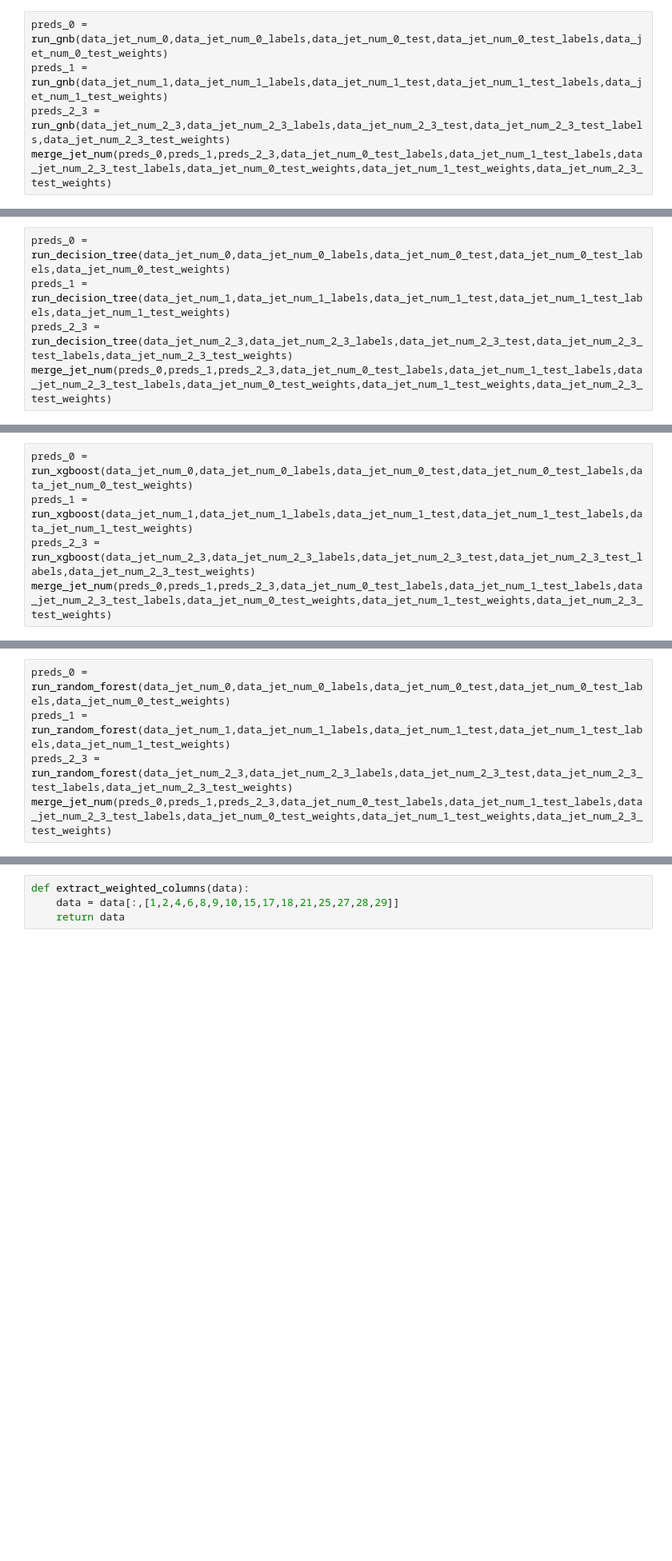
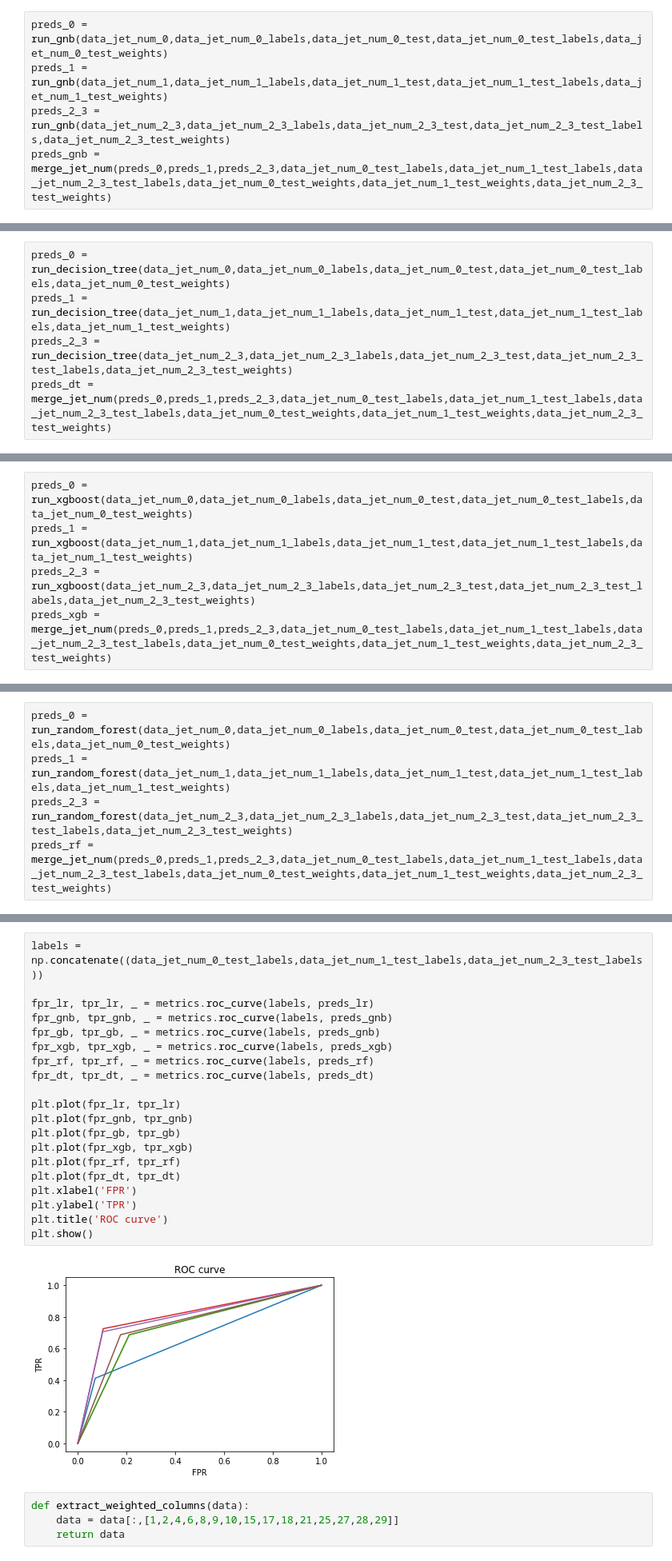
Before and after one commit to piyushdoke/HiggsBossonML_Challenge, a Jupyter notebook: data_processing.ipynb, the cells around one changed output, grey strips where cells are left out. Shown at 80% size. Drawn from its saved outputs; the diff is of its cells as text; blank space fills up the shorter version.

```diff
--- a/data_processing.ipynb
+++ b/data_processing.ipynb
@@ -483,4 +519,4 @@ merge_jet_num(preds_0,preds_1,preds_2_3,data_jet_num_0_test_labels,data_jet_num_
 preds_0 = run_gnb(data_jet_num_0,data_jet_num_0_labels,data_jet_num_0_test,data_jet_num_0_test_labels,data_jet_num_0_test_weights)
 preds_1 = run_gnb(data_jet_num_1,data_jet_num_1_labels,data_jet_num_1_test,data_jet_num_1_test_labels,data_jet_num_1_test_weights)
 preds_2_3 = run_gnb(data_jet_num_2_3,data_jet_num_2_3_labels,data_jet_num_2_3_test,data_jet_num_2_3_test_labels,data_jet_num_2_3_test_weights)
-merge_jet_num(preds_0,preds_1,preds_2_3,data_jet_num_0_test_labels,data_jet_num_1_test_labels,data_jet_num_2_3_test_labels,data_jet_num_0_test_weights,data_jet_num_1_test_weights,data_jet_num_2_3_test_weights)
+preds_gnb = merge_jet_num(preds_0,preds_1,preds_2_3,data_jet_num_0_test_labels,data_jet_num_1_test_labels,data_jet_num_2_3_test_labels,data_jet_num_0_test_weights,data_jet_num_1_test_weights,data_jet_num_2_3_test_weights)
@@ -493,4 +565,4 @@ merge_jet_num(preds_0,preds_1,preds_2_3,data_jet_num_0_test_labels,data_jet_num_
 preds_0 = run_decision_tree(data_jet_num_0,data_jet_num_0_labels,data_jet_num_0_test,data_jet_num_0_test_labels,data_jet_num_0_test_weights)
 preds_1 = run_decision_tree(data_jet_num_1,data_jet_num_1_labels,data_jet_num_1_test,data_jet_num_1_test_labels,data_jet_num_1_test_weights)
 preds_2_3 = run_decision_tree(data_jet_num_2_3,data_jet_num_2_3_labels,data_jet_num_2_3_test,data_jet_num_2_3_test_labels,data_jet_num_2_3_test_weights)
-merge_jet_num(preds_0,preds_1,preds_2_3,data_jet_num_0_test_labels,data_jet_num_1_test_labels,data_jet_num_2_3_test_labels,data_jet_num_0_test_weights,data_jet_num_1_test_weights,data_jet_num_2_3_test_weights)
+preds_dt = merge_jet_num(preds_0,preds_1,preds_2_3,data_jet_num_0_test_labels,data_jet_num_1_test_labels,data_jet_num_2_3_test_labels,data_jet_num_0_test_weights,data_jet_num_1_test_weights,data_jet_num_2_3_test_weights)
@@ -498,4 +588,4 @@ merge_jet_num(preds_0,preds_1,preds_2_3,data_jet_num_0_test_labels,data_jet_num_
 preds_0 = run_xgboost(data_jet_num_0,data_jet_num_0_labels,data_jet_num_0_test,data_jet_num_0_test_labels,data_jet_num_0_test_weights)
 preds_1 = run_xgboost(data_jet_num_1,data_jet_num_1_labels,data_jet_num_1_test,data_jet_num_1_test_labels,data_jet_num_1_test_weights)
 preds_2_3 = run_xgboost(data_jet_num_2_3,data_jet_num_2_3_labels,data_jet_num_2_3_test,data_jet_num_2_3_test_labels,data_jet_num_2_3_test_weights)
-merge_jet_num(preds_0,preds_1,preds_2_3,data_jet_num_0_test_labels,data_jet_num_1_test_labels,data_jet_num_2_3_test_labels,data_jet_num_0_test_weights,data_jet_num_1_test_weights,data_jet_num_2_3_test_weights)
+preds_xgb = merge_jet_num(preds_0,preds_1,preds_2_3,data_jet_num_0_test_labels,data_jet_num_1_test_labels,data_jet_num_2_3_test_labels,data_jet_num_0_test_weights,data_jet_num_1_test_weights,data_jet_num_2_3_test_weights)
@@ -503,4 +611,4 @@ merge_jet_num(preds_0,preds_1,preds_2_3,data_jet_num_0_test_labels,data_jet_num_
 preds_0 = run_random_forest(data_jet_num_0,data_jet_num_0_labels,data_jet_num_0_test,data_jet_num_0_test_labels,data_jet_num_0_test_weights)
 preds_1 = run_random_forest(data_jet_num_1,data_jet_num_1_labels,data_jet_num_1_test,data_jet_num_1_test_labels,data_jet_num_1_test_weights)
 preds_2_3 = run_random_forest(data_jet_num_2_3,data_jet_num_2_3_labels,data_jet_num_2_3_test,data_jet_num_2_3_test_labels,data_jet_num_2_3_test_weights)
-merge_jet_num(preds_0,preds_1,preds_2_3,data_jet_num_0_test_labels,data_jet_num_1_test_labels,data_jet_num_2_3_test_labels,data_jet_num_0_test_weights,data_jet_num_1_test_weights,data_jet_num_2_3_test_weights)
+preds_rf = merge_jet_num(preds_0,preds_1,preds_2_3,data_jet_num_0_test_labels,data_jet_num_1_test_labels,data_jet_num_2_3_test_labels,data_jet_num_0_test_weights,data_jet_num_1_test_weights,data_jet_num_2_3_test_weights)
@@ -507,3 +633,25 @@ merge_jet_num(preds_0,preds_1,preds_2_3,data_jet_num_0_test_labels,data_jet_num_
+# %%
+labels = np.concatenate((data_jet_num_0_test_labels,data_jet_num_1_test_labels,data_jet_num_2_3_test_labels))
+
+fpr_lr, tpr_lr, _ = metrics.roc_curve(labels, preds_lr)
+fpr_gnb, tpr_gnb, _ = metrics.roc_curve(labels, preds_gnb)
+fpr_gb, tpr_gb, _ = metrics.roc_curve(labels, preds_gnb)
+fpr_xgb, tpr_xgb, _ = metrics.roc_curve(labels, preds_xgb)
+fpr_rf, tpr_rf, _ = metrics.roc_curve(labels, preds_rf)
+fpr_dt, tpr_dt, _ = metrics.roc_curve(labels, preds_dt)
+
+plt.plot(fpr_lr, tpr_lr)
+plt.plot(fpr_gnb, tpr_gnb)
+plt.plot(fpr_gb, tpr_gb)
+plt.plot(fpr_xgb, tpr_xgb)
+plt.plot(fpr_rf, tpr_rf)
+plt.plot(fpr_dt, tpr_dt)
+plt.xlabel('FPR')
+plt.ylabel('TPR')
+plt.title('ROC curve')
+plt.show()
+# %% [output]
+[figure, added]
 # %%
 def extract_weighted_columns(data):
     data = data[:,[1,2,4,6,8,9,10,15,17,18,21,25,27,28,29]]
```
Also changed, not shown: parts of 20 cells of this notebook.
